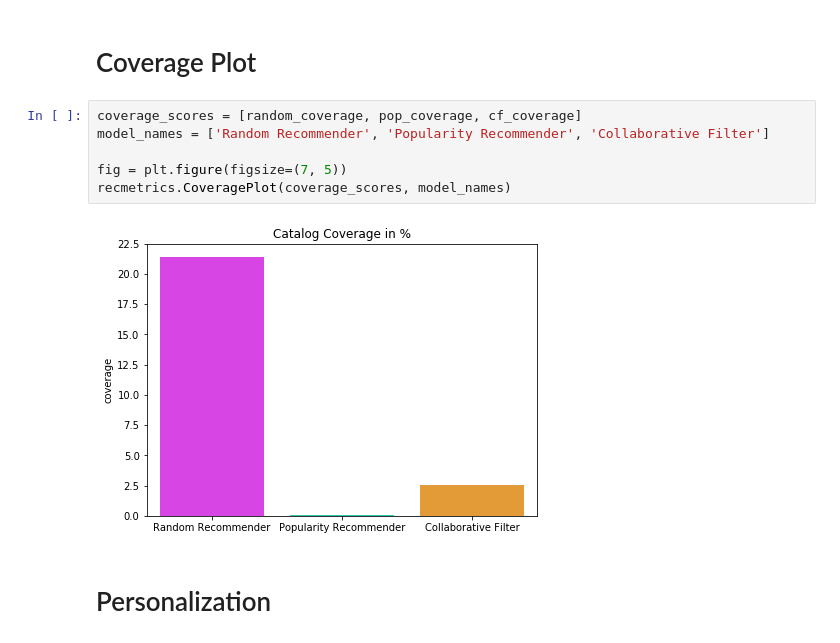
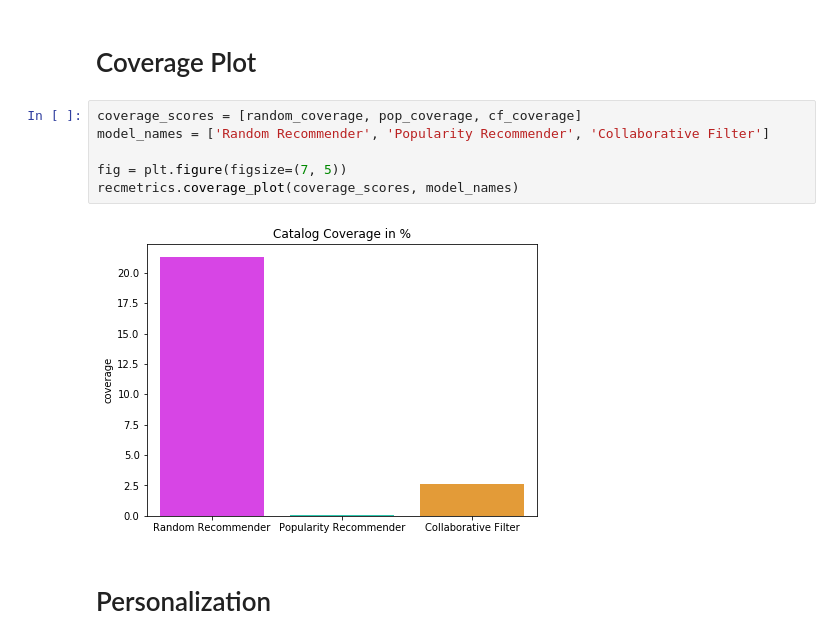
Before and after one commit to statisticianinstilettos/recmetrics, a Jupyter notebook: example.ipynb, the cells around one changed output. Saved outputs shown, nothing was run; the diff lists cells and outputs as text.

```diff
--- a/example.ipynb
+++ b/example.ipynb
@@ -257,11 +257,11 @@ cf_coverage = recmetrics.coverage(cf_predictions, catalog)
 # %%
 coverage_scores = [random_coverage, pop_coverage, cf_coverage]
 model_names = ['Random Recommender', 'Popularity Recommender', 'Collaborative Filter']
 
 fig = plt.figure(figsize=(7, 5))
-recmetrics.CoveragePlot(coverage_scores, model_names)
+recmetrics.coverage_plot(coverage_scores, model_names)
 # %% [output]
-[figure, old version]
+[figure, new version]
 # %% [markdown]
 # Personalization
 # %%
```
Also changed, not shown: parts of 21 cells of this notebook, 5 other files.
